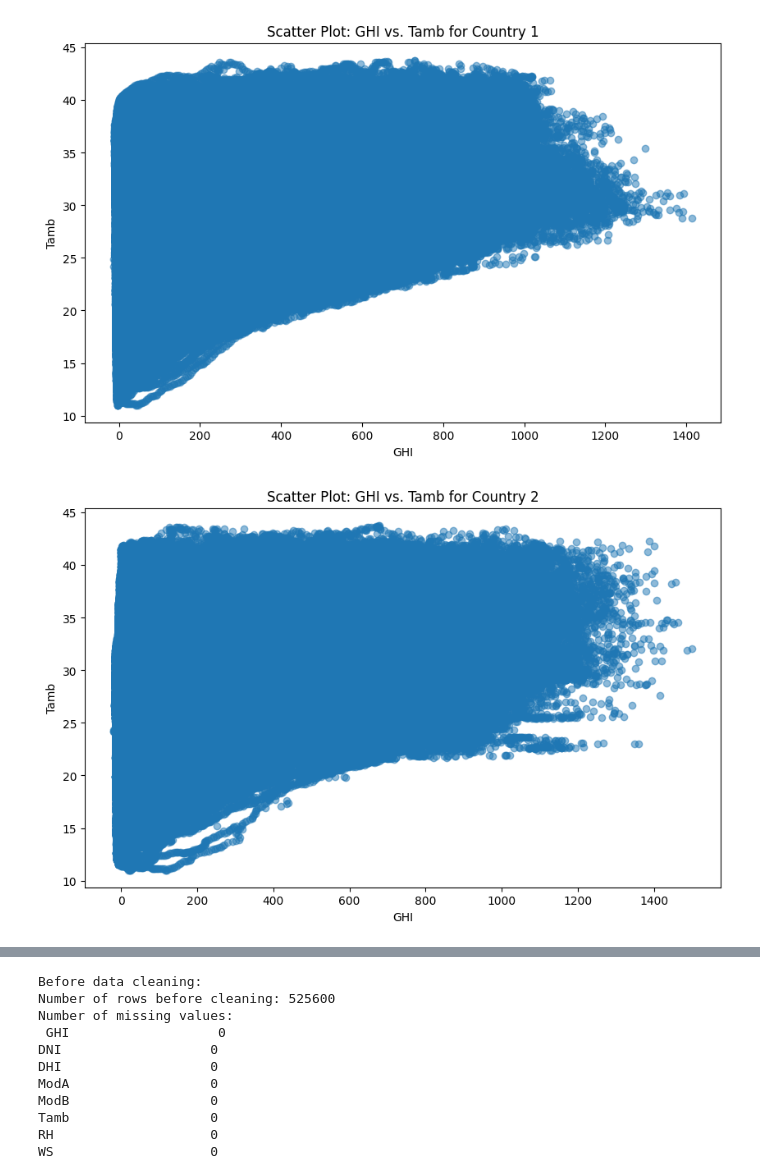
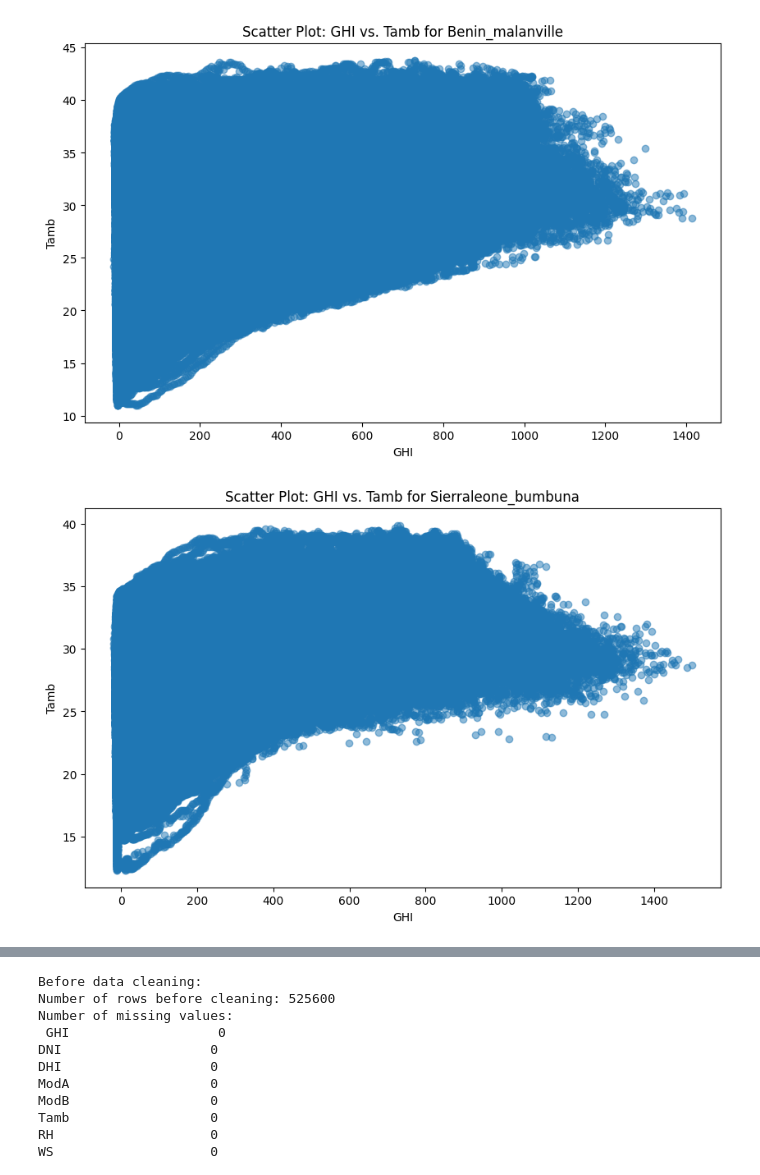
Before and after one commit to juniorworku/10-academy-ai-mastry, a Jupyter notebook: week0/Task1/notebooks/solar_analysis.ipynb, the cells around one changed output, grey strips where cells are left out. Saved outputs shown, nothing was run; the diff lists cells and outputs as text; code cells hidden in the pictures.

```diff
--- a/week0/Task1/notebooks/solar_analysis.ipynb
+++ b/week0/Task1/notebooks/solar_analysis.ipynb
@@ -5,18 +5,18 @@ from scipy import stats
 import seaborn as sns
 # %%
 # Read CSV files for each country
-data_country1 = pd.read_csv('../data/benin-malanville.csv')
-data_country2 = pd.read_csv('../data/sierraleone-bumbuna.csv')
-data_country3 = pd.read_csv('../data/togo-dapaong_qc.csv')
+data_benin_malanville = pd.read_csv('../data/benin-malanville.csv')
+data_sierraleone_bumbuna = pd.read_csv('../data/sierraleone-bumbuna.csv')
+data_togo_dapaong_qc = pd.read_csv('../data/togo-dapaong_qc.csv')
 # %%
 # Convert 'Timestamp' column to datetime format
-data_country1['Timestamp'] = pd.to_datetime(data_country1['Timestamp'])
-data_country2['Timestamp'] = pd.to_datetime(data_country2['Timestamp'])
-data_country3['Timestamp'] = pd.to_datetime(data_country3['Timestamp'])
+data_benin_malanville['Timestamp'] = pd.to_datetime(data_benin_malanville['Timestamp'])
+data_sierraleone_bumbuna['Timestamp'] = pd.to_datetime(data_sierraleone_bumbuna['Timestamp'])
+data_togo_dapaong_qc['Timestamp'] = pd.to_datetime(data_togo_dapaong_qc['Timestamp'])
 # %%
 # Set 'Timestamp' column as index
-data_country1.set_index('Timestamp', inplace=True)
-data_country2.set_index('Timestamp', inplace=True)
-data_country3.set_index('Timestamp', inplace=True)
+data_benin_malanville.set_index('Timestamp', inplace=True)
+data_sierraleone_bumbuna.set_index('Timestamp', inplace=True)
+data_togo_dapaong_qc.set_index('Timestamp', inplace=True)
 # %%
 # Resample data on a monthly basis and aggregate using mean
@@ -278,27 +278,27 @@ plt.show()
 # %%
 # Scatter Plots
 plt.figure(figsize=(10, 6))
-plt.scatter(data_country1['GHI'], data_country1['Tamb'], alpha=0.5)
+plt.scatter(data_benin_malanville['GHI'], data_benin_malanville['Tamb'], alpha=0.5)
 plt.xlabel('GHI')
 plt.ylabel('Tamb')
-plt.title('Scatter Plot: GHI vs. Tamb for Country 1')
+plt.title('Scatter Plot: GHI vs. Tamb for Benin_malanville')
 plt.show()
 
 # Scatter Plots
 plt.figure(figsize=(10, 6))
-plt.scatter(data_country2['GHI'], data_country1['Tamb'], alpha=0.5)
+plt.scatter(data_sierraleone_bumbuna['GHI'], data_sierraleone_bumbuna['Tamb'], alpha=0.5)
 plt.xlabel('GHI')
 plt.ylabel('Tamb')
-plt.title('Scatter Plot: GHI vs. Tamb for Country 2')
+plt.title('Scatter Plot: GHI vs. Tamb for Sierraleone_bumbuna')
 plt.show()
 
 # Scatter Plots
 plt.figure(figsize=(10, 6))
-plt.scatter(data_country3['GHI'], data_country1['Tamb'], alpha=0.5)
+plt.scatter(data_togo_dapaong_qc['GHI'], data_togo_dapaong_qc['Tamb'], alpha=0.5)
 plt.xlabel('GHI')
 plt.ylabel('Tamb')
-plt.title('Scatter Plot: GHI vs. Tamb for Country 3')
+plt.title('Scatter Plot: GHI vs. Tamb for Togo_dapaong_qc')
 plt.show()
 # %% [output]
-[figure, old version]
+[figure, new version]
-[figure, old version]
+[figure, new version]
```
Also changed, not shown: parts of 14 cells of this notebook.
